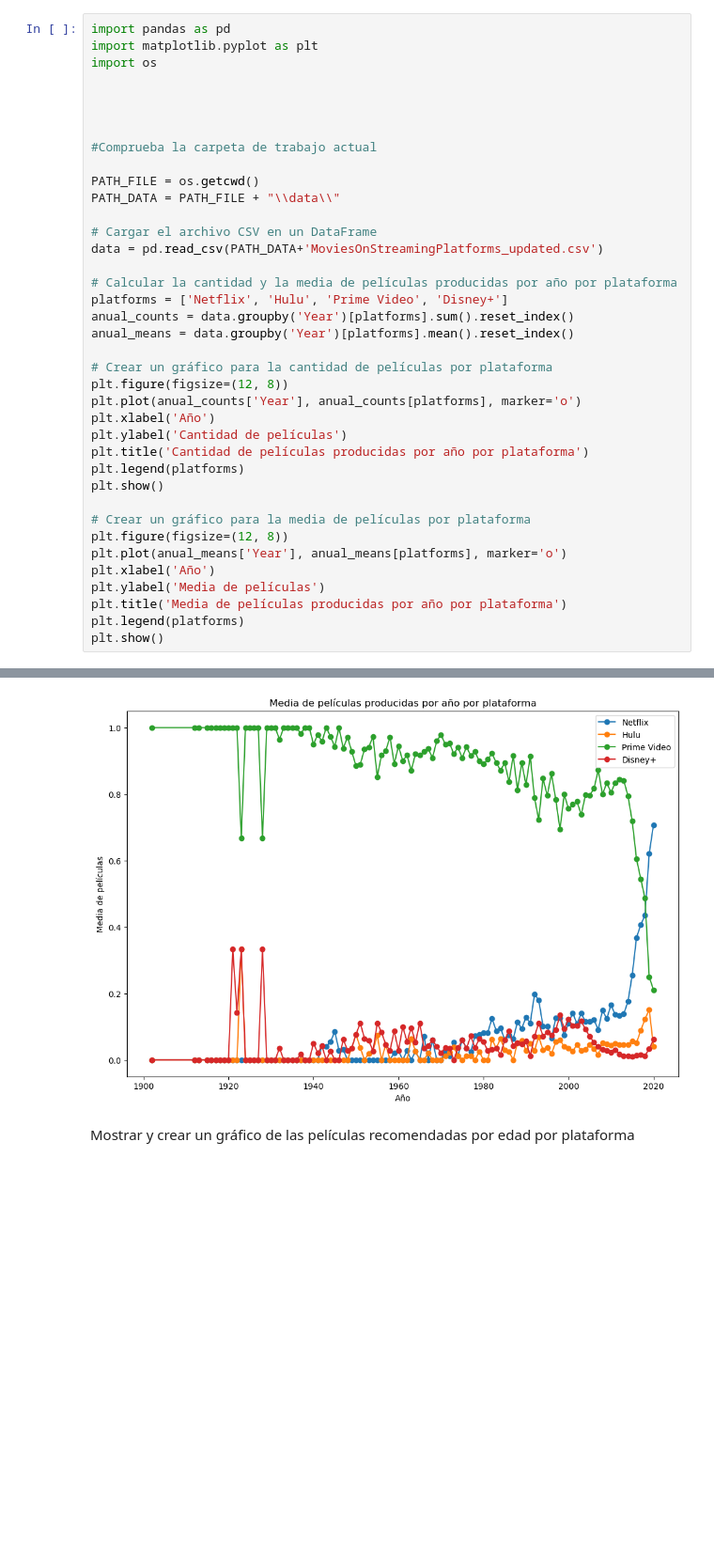
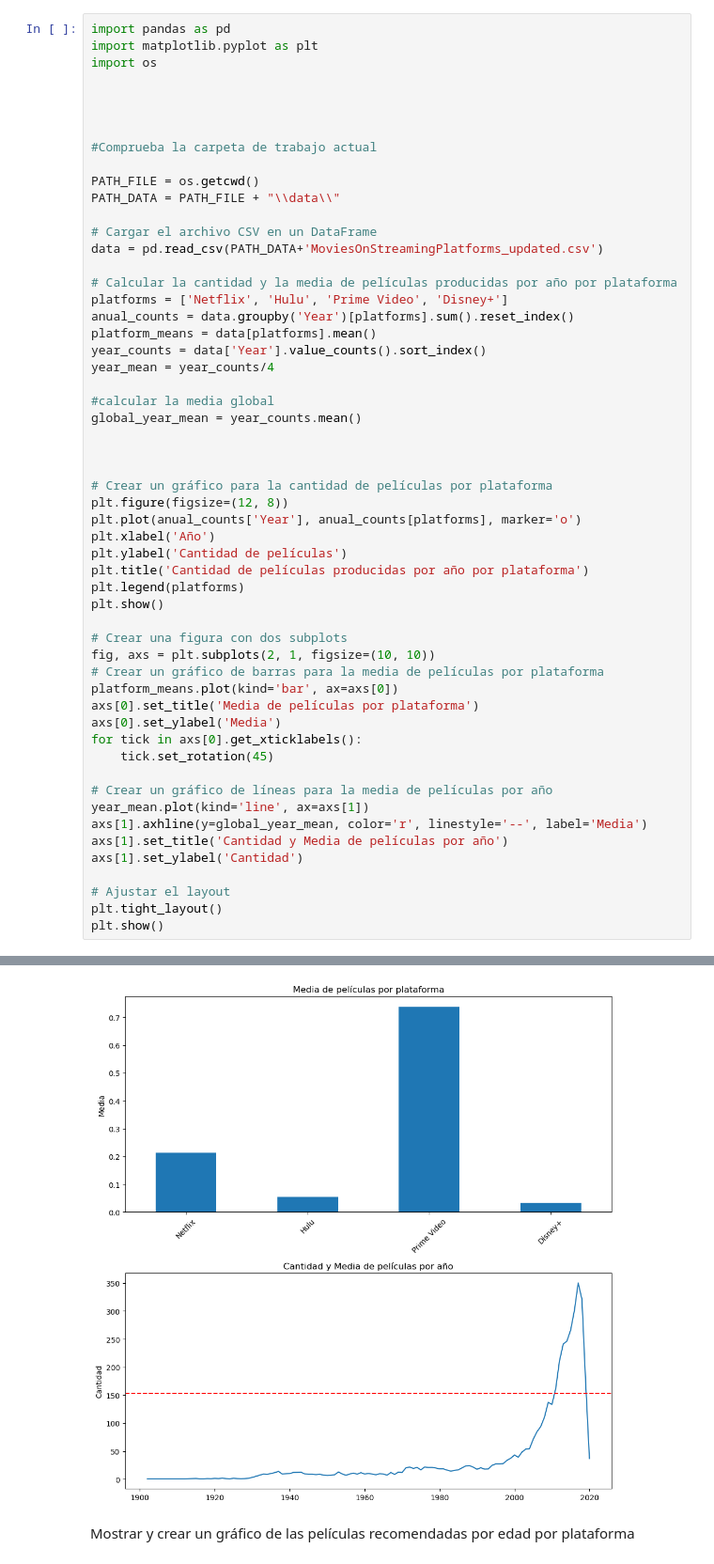
Before and after one commit to gachabe/Proyecto-3-Curso-Python, a Jupyter notebook: Proyecto III - Gabriel/Proyecto III - Ejercicio 2.ipynb, the cells around one changed output, grey strips where cells are left out. Shown: that part at 94% size. Saved outputs shown, nothing was run; the diff lists cells and outputs as text; blank space fills up the shorter version.

```diff
--- a/Proyecto III - Gabriel/Proyecto III - Ejercicio 2.ipynb
+++ b/Proyecto III - Gabriel/Proyecto III - Ejercicio 2.ipynb
@@ -6,42 +6,59 @@ import pandas as pd
 import matplotlib.pyplot as plt
 import os
 
 
 
 
 #Comprueba la carpeta de trabajo actual
 
 PATH_FILE = os.getcwd()
 PATH_DATA = PATH_FILE + "\\data\\"
 
 # Cargar el archivo CSV en un DataFrame
 data = pd.read_csv(PATH_DATA+'MoviesOnStreamingPlatforms_updated.csv')
 
 # Calcular la cantidad y la media de películas producidas por año por plataforma
 platforms = ['Netflix', 'Hulu', 'Prime Video', 'Disney+']
 anual_counts = data.groupby('Year')[platforms].sum().reset_index()
-anual_means = data.groupby('Year')[platforms].mean().reset_index()
+platform_means = data[platforms].mean()
+year_counts = data['Year'].value_counts().sort_index()
+year_mean = year_counts/4
+
+#calcular la media global
+global_year_mean = year_counts.mean()
+
+
 
 # Crear un gráfico para la cantidad de películas por plataforma
 plt.figure(figsize=(12, 8))
 plt.plot(anual_counts['Year'], anual_counts[platforms], marker='o')
 plt.xlabel('Año')
 plt.ylabel('Cantidad de películas')
 plt.title('Cantidad de películas producidas por año por plataforma')
 plt.legend(platforms)
 plt.show()
 
-# Crear un gráfico para la media de películas por plataforma
-plt.figure(figsize=(12, 8))
-plt.plot(anual_means['Year'], anual_means[platforms], marker='o')
-plt.xlabel('Año')
-plt.ylabel('Media de películas')
-plt.title('Media de películas producidas por año por plataforma')
-plt.legend(platforms)
+# Crear una figura con dos subplots
+fig, axs = plt.subplots(2, 1, figsize=(10, 10))
+# Crear un gráfico de barras para la media de películas por plataforma
+platform_means.plot(kind='bar', ax=axs[0])
+axs[0].set_title('Media de películas por plataforma')
+axs[0].set_ylabel('Media')
+for tick in axs[0].get_xticklabels():
+    tick.set_rotation(45)
+
+# Crear un gráfico de líneas para la media de películas por año
+year_mean.plot(kind='line', ax=axs[1])
+axs[1].axhline(y=global_year_mean, color='r', linestyle='--', label='Media')
+axs[1].set_title('Cantidad y Media de películas por año')
+axs[1].set_ylabel('Cantidad')
+
+# Ajustar el layout
+plt.tight_layout()
 plt.show()
 # %% [output]
 [figure]
-[figure, old version]
+[figure, new version]
 # %% [markdown]
 Mostrar y crear un gráfico de las películas recomendadas por edad por plataforma
 # %%
```
Also changed, not shown: parts of 3 cells of this notebook.
